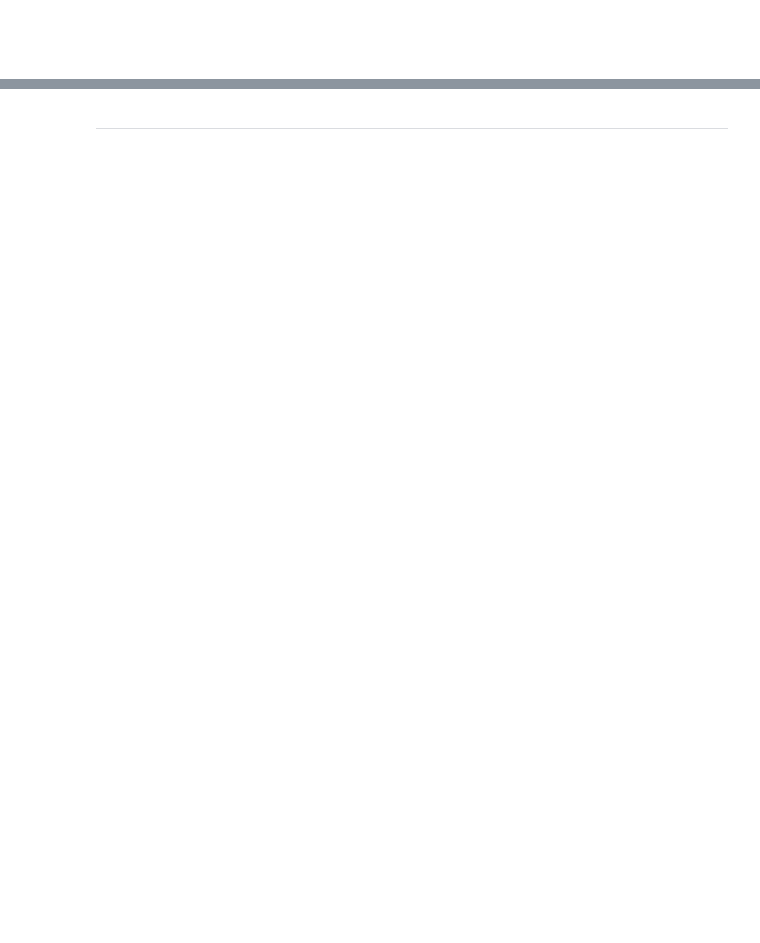
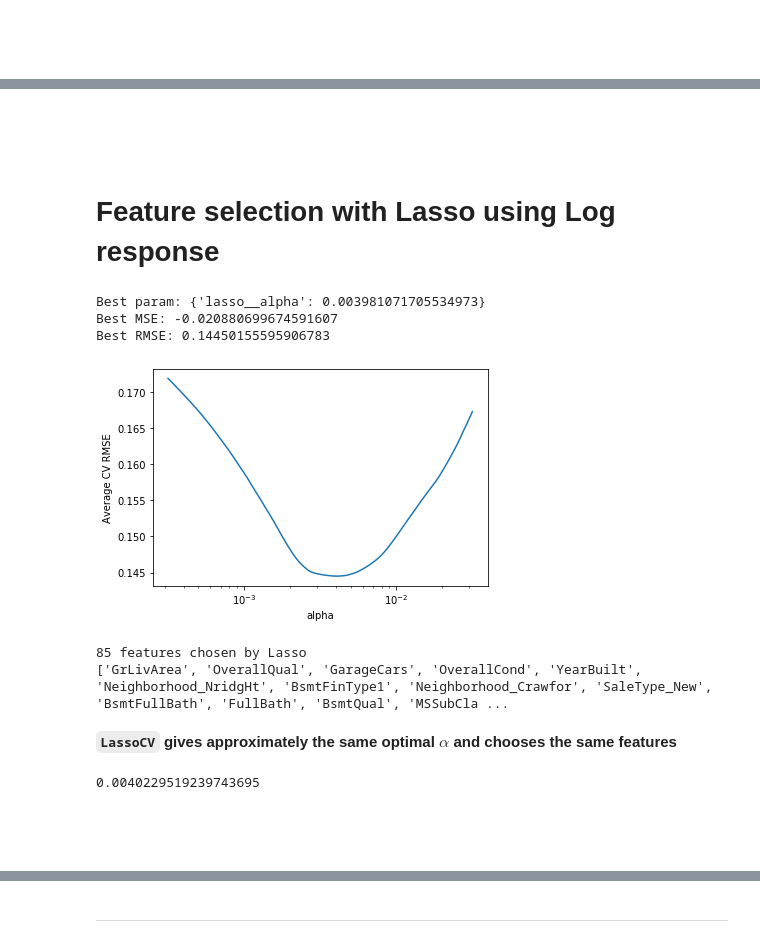
Before and after one commit to W-Tran/advanced-regression-techniques, a Jupyter notebook: advanced-regression-techniques.ipynb, the cells around one changed output, grey strips where cells are left out. Cells and saved outputs as stored; diff of their text form; code cells hidden in the pictures; blank space fills up the shorter version.

```diff
--- a/advanced-regression-techniques.ipynb
+++ b/advanced-regression-techniques.ipynb
@@ -946,0 +1115,5 @@ Lin Regr RMSE: 25955.76257630097
+# %% [markdown]
+<br>
+<br>
+# %% [markdown]
+# Feature selection with Lasso using Log response
@@ -946,0 +1148,54 @@ Lin Regr RMSE: 25955.76257630097
+# %%
+lasso_pipe = Pipeline([('imputer', SimpleImputer(strategy='median')),
+                       ('scale', StandardScaler()),
+                       ('lasso', Lasso(max_iter=10000))])
+lasso_gs = GridSearchCV(lasso_pipe,
+                        {'lasso__alpha':np.logspace(-3.5,-1.5, 101)},
+                        'neg_mean_squared_error',
+                        n_jobs=4,
+                        iid=False,
+                        cv=10,
+                       )
+best_lasso = lasso_gs.fit(train_df.values, np.log(train_labels['SalePrice'].values))
+lasso_cv_scores = pd.DataFrame(best_lasso.cv_results_)
+# %%
+print("Best param:",best_lasso.best_params_)
+print("Best MSE:",best_lasso.best_score_)
+print("Best RMSE:",np.sqrt(-best_lasso.best_score_))
+
+alpha = lasso_cv_scores.param_lasso__alpha.values
+cv_score = lasso_cv_scores.mean_test_score.values
+
+plt.yscale("linear")
+plt.xscale("log")
+plt.plot(alpha, np.sqrt(-cv_score))
+plt.xlabel("alpha")
+plt.ylabel("Average CV RMSE");
+# %% [output]
+Best param: {'lasso__alpha': 0.003981071705534973}
+Best MSE: -0.020880699674591607
+Best RMSE: 0.14450155595906783
+[figure, added]
+# %%
+feat_names = list(train_df.columns)
+lasso_coefs = sorted(list(zip(feat_names, best_lasso.best_estimator_.named_steps['lasso'].coef_)),
+               key=lambda x: x[1],
+               reverse=True)
+print("{} features chosen by Lasso".format(np.sum(best_lasso.best_estimator_.named_steps['lasso'].coef_!=0)))
+print([feat[0] for feat in lasso_coefs if feat[1]!=0])
+# %% [output]
+85 features chosen by Lasso
+['GrLivArea', 'OverallQual', 'GarageCars', 'OverallCond', 'YearBuilt', 'Neighborhood_NridgHt', 'BsmtFinType1', 'Neighborhood_Crawfor', 'SaleType_New', 'BsmtFullBath', 'FullBath', 'BsmtQual', 'MSSubCla ...
+# %% [markdown]
+**`LassoCV` gives approximately the same optimal $\alpha$ and chooses the same features**
+# %%
+lassocv_pipe = Pipeline([('imputer', SimpleImputer(strategy='median')),
+                         ('scale', StandardScaler()),
+                         ('Lasso', LassoCV(max_iter=10000, normalize=False, cv=10, n_jobs=4))])
+lassocv_pipe.fit(train_df.values, np.log(train_labels['SalePrice'].values))
+lassocv_pipe.named_steps['Lasso'].alpha_
+# %% [output]
+0.0040229519239743695
+# %% [markdown]
+<br>
+<br>
```
Also changed, not shown: parts of 110 cells of this notebook.
